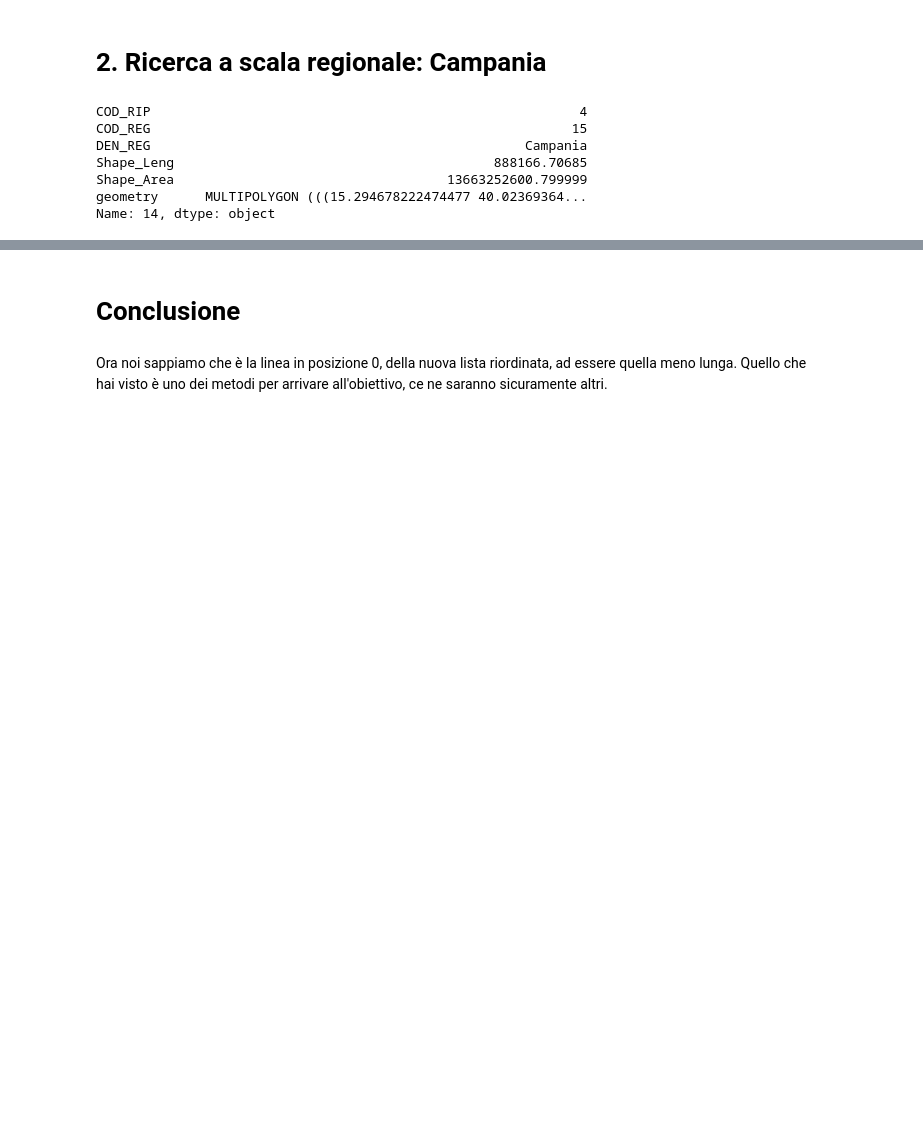
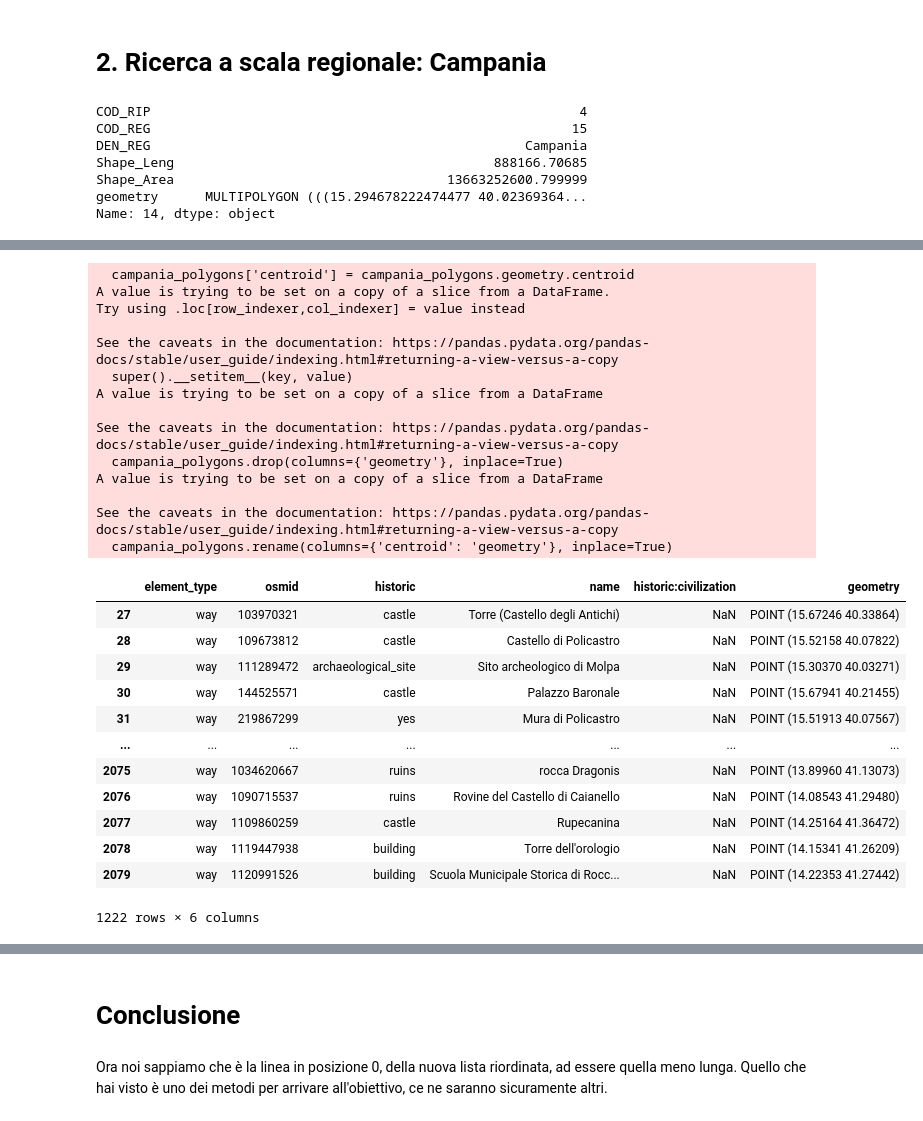
Before and after one commit to MaxDragonheart/PyGIS-Blog, a Jupyter notebook: notebooks/2023/08/21/template.ipynb, the cells around one changed output, grey strips where cells are left out. Cells and saved outputs as stored; diff of their text form; code cells hidden in the pictures; blank space fills up the shorter version.

```diff
--- a/notebooks/2023/08/21/template.ipynb
+++ b/notebooks/2023/08/21/template.ipynb
@@ -325,0 +380,34 @@ campania_data
+# %%
+campania_polygons['centroid'] = campania_polygons.geometry.centroid
+campania_polygons.drop(columns={'geometry'}, inplace=True)
+campania_polygons.rename(columns={'centroid': 'geometry'}, inplace=True)
+
+campania_polygons
+# %% [output]
+  campania_polygons['centroid'] = campania_polygons.geometry.centroid
+A value is trying to be set on a copy of a slice from a DataFrame.
+Try using .loc[row_indexer,col_indexer] = value instead
+
+See the caveats in the documentation: https://pandas.pydata.org/pandas-docs/stable/user_guide/indexing.html#returning-a-view-versus-a-copy
+  super().__setitem__(key, value)
+A value is trying to be set on a copy of a slice from a DataFrame
+
+See the caveats in the documentation: https://pandas.pydata.org/pandas-docs/stable/user_guide/indexing.html#returning-a-view-versus-a-copy
+  campania_polygons.drop(columns={'geometry'}, inplace=True)
+A value is trying to be set on a copy of a slice from a DataFrame
+
+See the caveats in the documentation: https://pandas.pydata.org/pandas-docs/stable/user_guide/indexing.html#returning-a-view-versus-a-copy
+  campania_polygons.rename(columns={'centroid': 'geometry'}, inplace=True)
+|  | element_type | osmid | historic | name | historic:civilization | geometry |
+| 27 | way | 103970321 | castle | Torre (Castello degli Antichi) | NaN | POINT (15.67246 40.33864) |
+| 28 | way | 109673812 | castle | Castello di Policastro | NaN | POINT (15.52158 40.07822) |
+| 29 | way | 111289472 | archaeological_site | Sito archeologico di Molpa | NaN | POINT (15.30370 40.03271) |
+| 30 | way | 144525571 | castle | Palazzo Baronale | NaN | POINT (15.67941 40.21455) |
+| 31 | way | 219867299 | yes | Mura di Policastro | NaN | POINT (15.51913 40.07567) |
+| ... | ... | ... | ... | ... | ... | ... |
+| 2075 | way | 1034620667 | ruins | rocca Dragonis | NaN | POINT (13.89960 41.13073) |
+| 2076 | way | 1090715537 | ruins | Rovine del Castello di Caianello | NaN | POINT (14.08543 41.29480) |
+| 2077 | way | 1109860259 | castle | Rupecanina | NaN | POINT (14.25164 41.36472) |
+| 2078 | way | 1119447938 | building | Torre dell'orologio | NaN | POINT (14.15341 41.26209) |
+| 2079 | way | 1120991526 | building | Scuola Municipale Storica di Rocc... | NaN | POINT (14.22353 41.27442) |
+1222 rows × 6 columns
```
Also changed, not shown: parts of 4 cells of this notebook, 15 other files.
